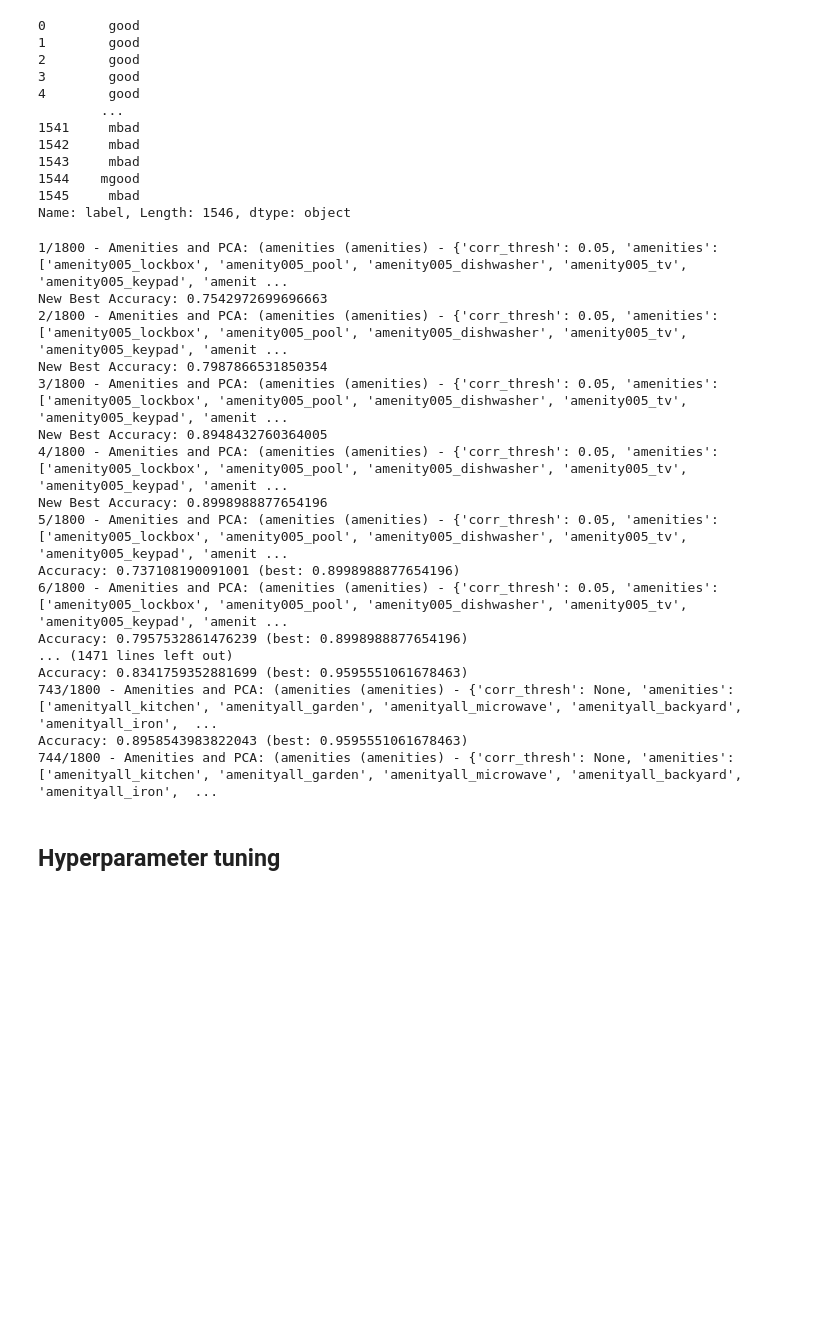
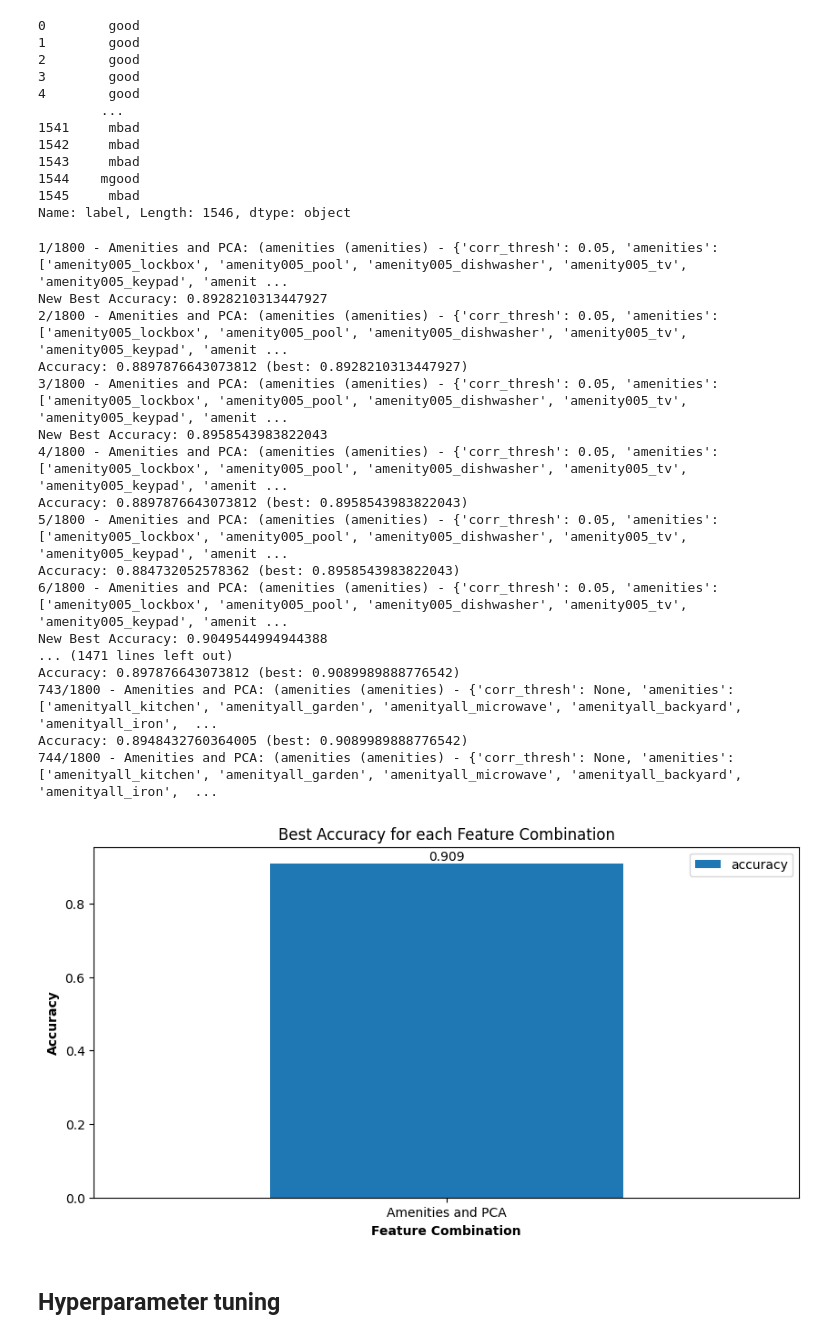
Before and after one commit to g1776/DS440CapstoneIndubitably, a Jupyter notebook: notebooks/modelling/models.ipynb, the cells around one changed output. Saved outputs shown, nothing was run; the diff lists cells and outputs as text; code cells hidden in the pictures; blank space fills up the shorter version.

```diff
--- a/notebooks/modelling/models.ipynb
+++ b/notebooks/modelling/models.ipynb
@@ -130,9 +122,8 @@ labels
 Name: label, Length: 1546, dtype: object
 # %%
 # import KNN Classifier
-from sklearn.neighbors import KNeighborsClassifier
-# import ExtraTreesClassifier
-from sklearn.ensemble import ExtraTreesClassifier
+# from sklearn.neighbors import KNeighborsClassifier
+# from sklearn.ensemble import ExtraTreesClassifier
 from imblearn.over_sampling import SMOTE
 import itertools
 from sklearn.model_selection import train_test_split
@@ -185,16 +176,16 @@ for combo_set in combos_sets:
         X_train, X_test, y_train, y_test = train_test_split(X, y, test_size=0.2, random_state=42)
 
         # Train the model
-        # model = KNeighborsClassifier(**{'leaf_size': 10, 'n_neighbors': 3})
-        model = ExtraTreesClassifier(**{'max_depth': 10, 'n_estimators': 100})
-        model.fit(X_train, y_train)
+        tuned = KNeighborsClassifier(**{'leaf_size': 10, 'n_neighbors': 3})
+        # tuned = ExtraTreesClassifier(**{'max_depth': 10, 'n_estimators': 100})
+        tuned.fit(X_train, y_train)
 
         # Get the accuracy
-        accuracy = model.score(X_test, y_test)
+        accuracy = tuned.score(X_test, y_test)
         # update the best model
         if accuracy > best_accuracy:
             best_accuracy = accuracy
-            best_model = model
+            best_model = tuned
             best_combo = combo
             log_it(f"New Best Accuracy: {accuracy}")
         else:
@@ -205,22 +196,66 @@ log_it(f"Best Combo: {best_combo}")
 log_it(f"Best Accuracy: {best_accuracy}")
 # %% [output]
 1/1800 - Amenities and PCA: (amenities (amenities) - {'corr_thresh': 0.05, 'amenities': ['amenity005_lockbox', 'amenity005_pool', 'amenity005_dishwasher', 'amenity005_tv', 'amenity005_keypad', 'amenit ...
-New Best Accuracy: 0.7542972699696663
+New Best Accuracy: 0.8928210313447927
 2/1800 - Amenities and PCA: (amenities (amenities) - {'corr_thresh': 0.05, 'amenities': ['amenity005_lockbox', 'amenity005_pool', 'amenity005_dishwasher', 'amenity005_tv', 'amenity005_keypad', 'amenit ...
-New Best Accuracy: 0.7987866531850354
+Accuracy: 0.8897876643073812 (best: 0.8928210313447927)
 3/1800 - Amenities and PCA: (amenities (amenities) - {'corr_thresh': 0.05, 'amenities': ['amenity005_lockbox', 'amenity005_pool', 'amenity005_dishwasher', 'amenity005_tv', 'amenity005_keypad', 'amenit ...
-New Best Accuracy: 0.8948432760364005
+New Best Accuracy: 0.8958543983822043
 4/1800 - Amenities and PCA: (amenities (amenities) - {'corr_thresh': 0.05, 'amenities': ['amenity005_lockbox', 'amenity005_pool', 'amenity005_dishwasher', 'amenity005_tv', 'amenity005_keypad', 'amenit ...
-New Best Accuracy: 0.8998988877654196
+Accuracy: 0.8897876643073812 (best: 0.8958543983822043)
 5/1800 - Amenities and PCA: (amenities (amenities) - {'corr_thresh': 0.05, 'amenities': ['amenity005_lockbox', 'amenity005_pool', 'amenity005_dishwasher', 'amenity005_tv', 'amenity005_keypad', 'amenit ...
-Accuracy: 0.737108190091001 (best: 0.8998988877654196)
+Accuracy: 0.884732052578362 (best: 0.8958543983822043)
 6/1800 - Amenities and PCA: (amenities (amenities) - {'corr_thresh': 0.05, 'amenities': ['amenity005_lockbox', 'amenity005_pool', 'amenity005_dishwasher', 'amenity005_tv', 'amenity005_keypad', 'amenit ...
-Accuracy: 0.7957532861476239 (best: 0.8998988877654196)
+New Best Accuracy: 0.9049544994944388
 ... (1471 lines left out)
-Accuracy: 0.8341759352881699 (best: 0.9595551061678463)
+Accuracy: 0.897876643073812 (best: 0.9089989888776542)
 743/1800 - Amenities and PCA: (amenities (amenities) - {'corr_thresh': None, 'amenities': ['amenityall_kitchen', 'amenityall_garden', 'amenityall_microwave', 'amenityall_backyard', 'amenityall_iron',  ...
-Accuracy: 0.8958543983822043 (best: 0.9595551061678463)
+Accuracy: 0.8948432760364005 (best: 0.9089989888776542)
 744/1800 - Amenities and PCA: (amenities (amenities) - {'corr_thresh': None, 'amenities': ['amenityall_kitchen', 'amenityall_garden', 'amenityall_microwave', 'amenityall_backyard', 'amenityall_iron',  ...
+# %%
+import matplotlib.pyplot as plt
+
+accuracies = []
+for line in log:
+
+    if "Best" in line:
+        continue
+
+    if "Accuracy" not in line:
+        combo_type = line.split("-")[1]
+        combo_type = combo_type.split(":")[0].strip()
+        accuracies.append({"combo_type": combo_type})
+    else:
+        accuracies[-1]["accuracy"] = float(line.split(" ")[1])
+
+accuracies = pd.DataFrame(accuracies)
+
+# group by combo type and get the max accuracy
+accuracies = accuracies.groupby("combo_type").max().reset_index()
+
+accuracies.plot(kind="bar", x="combo_type", y="accuracy")
+
+# label bar height to 3 decimal places on top of the bar, centered
+for i, v in enumerate(accuracies.accuracy):
+    plt.text(i, v + 0.01, f"{v:.3f}", ha="center")
+
+# labels
+plt.xticks(rotation=0, ha="center")
+plt.xlabel("Feature Combination")
+plt.ylabel("Accuracy")
+plt.title("Best Accuracy for each Feature Combination")
+
+# make plot wide
+plt.gcf().set_size_inches(10, 5)
+
+# bold x and y label
+plt.gca().xaxis.label.set_weight("bold")
+plt.gca().yaxis.label.set_weight("bold")
+
+
+plt.show()
+# %% [output]
+[figure, added]
 # %% [markdown]
 ## Hyperparameter tuning
 # %%
```
Also changed, not shown: parts of 6 cells of this notebook, 1 other file.
